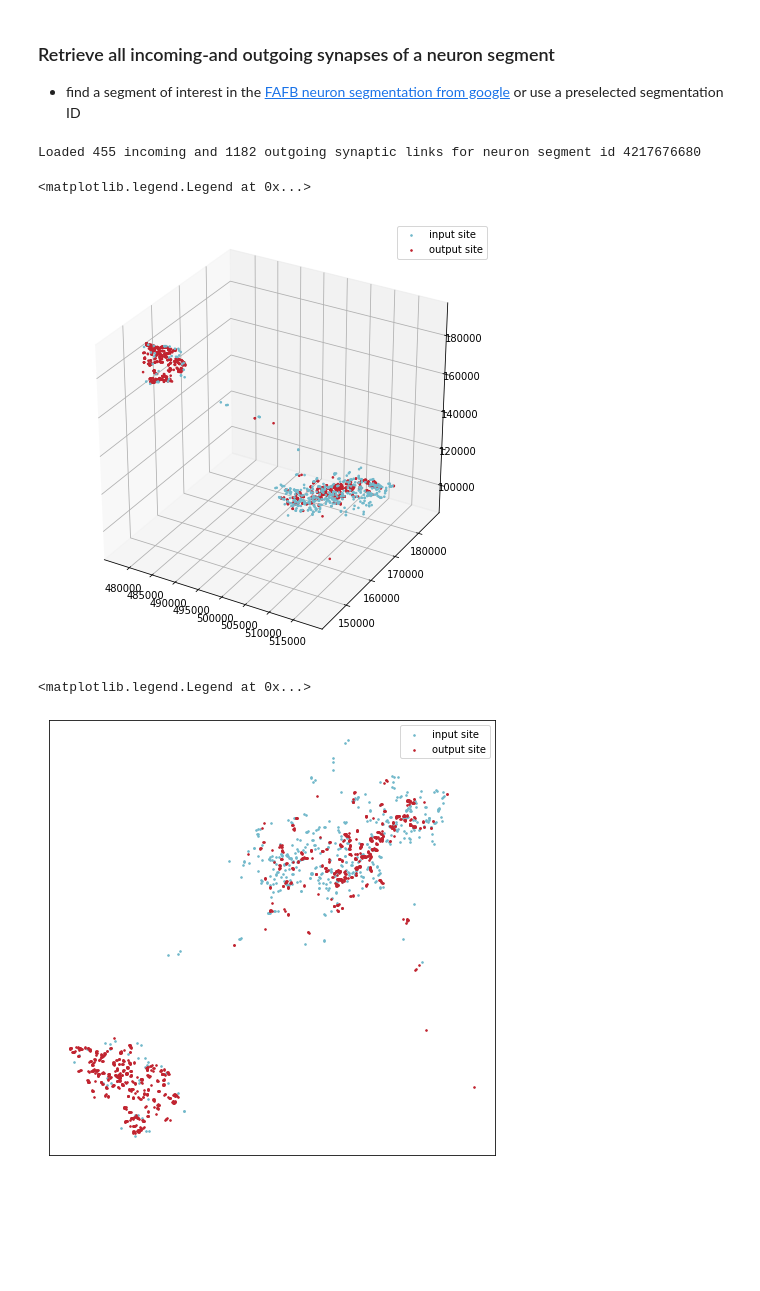
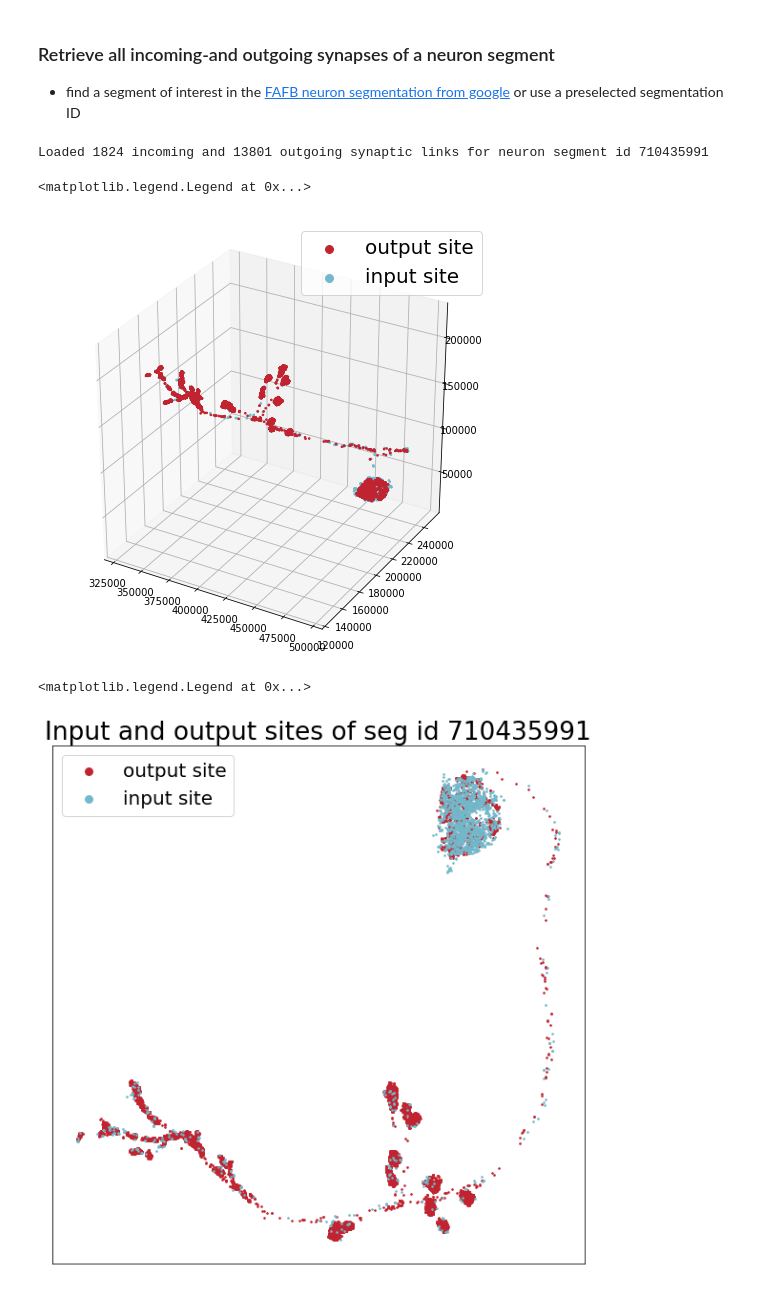
Before and after one commit to navis-org/fafbseg-py, a Jupyter notebook: notebooks/Synaptic_Partner_Predictions_in_FAFB.ipynb, the cells around one changed output. Cells and saved outputs as stored; diff of their text form; code cells hidden in the pictures; blank space fills up the shorter version.

```diff
--- a/notebooks/Synaptic_Partner_Predictions_in_FAFB.ipynb
+++ b/notebooks/Synaptic_Partner_Predictions_in_FAFB.ipynb
@@ -61,34 +61,38 @@ c.execute('PRAGMA table_info(synlinks);').fetchall()
 # %%
 # Pick a neuron from the google fafb segmentation, or take one of the preselected
 seg_id = 710435991 # Olfactory Projection Neuron
-seg_id = 4217676680 # Neuron in Protocerebral Bridge
+# seg_id = 4217676680 # Neuron in Protocerebral Bridge
 
 # retrieve all incoming and outgoing links
 pre_links = get_links(seg_id, c, where='segmentid_pre')
 post_links = get_links(seg_id, c, where='segmentid_post')
 print('Loaded {} incoming and {} outgoing synaptic links for neuron segment id {}'.format(len(post_links), len(pre_links), seg_id))
 # %% [output]
-Loaded 455 incoming and 1182 outgoing synaptic links for neuron segment id 4217676680
+Loaded 1824 incoming and 13801 outgoing synaptic links for neuron segment id 710435991
 # %%
 # plot skeleton with pre/post locations in 3d
 input_site_color ='#72b9cb'
 output_site_color = '#c12430'
 fig = plt.figure(figsize=(8,8))
 ax = fig.add_subplot(111, projection='3d')
+ax.scatter(pre_links.pre_x, pre_links.pre_y, pre_links.pre_z, color=output_site_color, s=2.5, alpha=1.0, label='output site')
 ax.scatter(post_links.post_x, post_links.post_y, post_links.post_z, color=input_site_color, s=2.5, alpha=1.0, label='input site')
-ax.scatter(pre_links.pre_x, pre_links.pre_y, pre_links.pre_z, color=output_site_color, s=2.5, alpha=1.0, label='output site')
-plt.legend()
+
+
+plt.legend(markerscale=5., scatterpoints=1, fontsize=20)
 # %% [output]
 <matplotlib.legend.Legend at 0x...>
-[figure, old version]
+[figure, new version]
 # %%
-fig = plt.figure(figsize=(8,8))
+fig = plt.figure(figsize=(10,10))
+plt.rcParams.update({'font.size': 22})
 ax = fig.add_subplot(111)
+ax.scatter(pre_links.pre_x, pre_links.pre_y, color=output_site_color, s=2.5, alpha=1.0, label='output site')
 ax.scatter(post_links.post_x, post_links.post_y,  color=input_site_color, s=2.5, alpha=1.0, label='input site')
-ax.scatter(pre_links.pre_x, pre_links.pre_y, color=output_site_color, s=2.5, alpha=1.0, label='output site')
 plt.xticks([])
 plt.yticks([])
-plt.legend()
+plt.title('Input and output sites of seg id {}'.format(seg_id))
+plt.legend(markerscale=5., scatterpoints=1, fontsize=20)
 # %% [output]
 <matplotlib.legend.Legend at 0x...>
-[figure, old version]
+[figure, new version]
```
Also changed, not shown: parts of 8 cells of this notebook.
